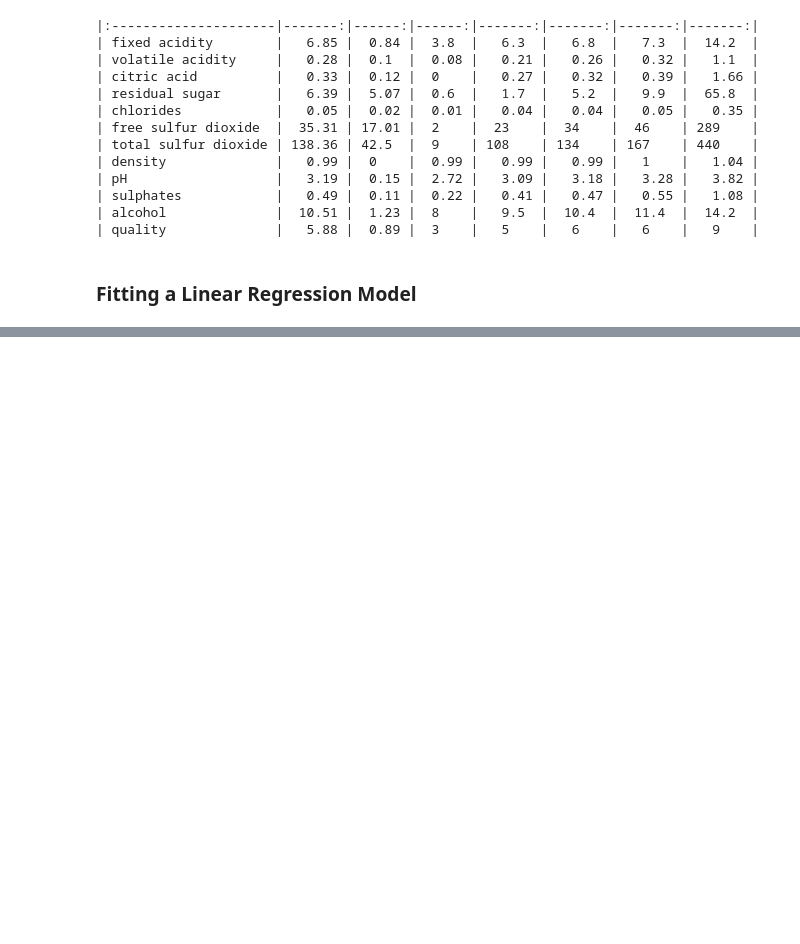
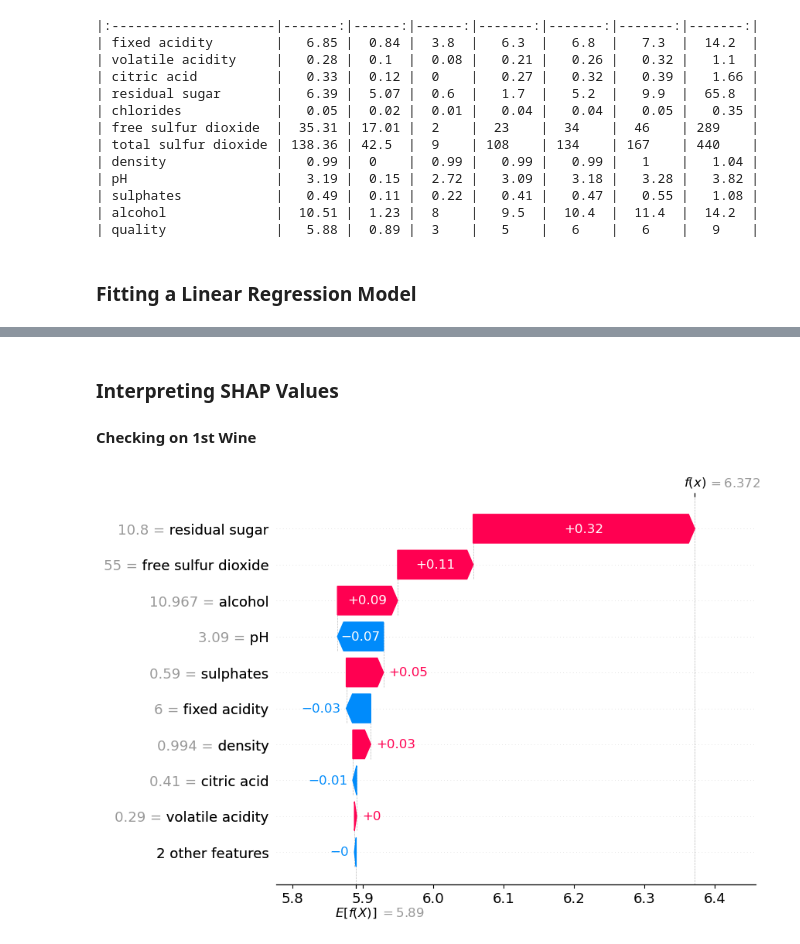
Before and after one commit to joakor89/Interpreting-ML-Models-with-SHAP, a Jupyter notebook: chap_07/S4LM.ipynb, the cells around one changed output, grey strips where cells are left out. Cells and saved outputs as stored; diff of their text form; code cells hidden in the pictures; blank space fills up the shorter version.

Commit message:
Running SHAP on wine dataset

```diff
--- a/chap_07/S4LM.ipynb
+++ b/chap_07/S4LM.ipynb
@@ -65,0 +75,13 @@ print(markdown_table)
+# %%
+X_train, X_test, y_train, y_test = train_test_split(
+    X,
+    y,
+    test_size=0.2,
+    random_state=42
+)
+# %%
+# Placing Model
+model = LinearRegression()
+
+# Fitting Model
+model.fit(X_train, y_train)
@@ -65,0 +129,3 @@ print(markdown_table)
+# %%
+#
+explainer = shap.LinearExplainer(model, X_train)
@@ -65,0 +141,2 @@ print(markdown_table)
+# %%
+shap_values = explainer(X_test)
@@ -65,0 +159,8 @@ print(markdown_table)
+# %% [markdown]
+### Interpreting SHAP Values
+
+#### Checking on 1st Wine
+# %%
+shap.plots.waterfall(shap_values[0])
+# %% [output]
+[figure, added]
```
Also changed, not shown: parts of 21 cells of this notebook, 1 other file.
